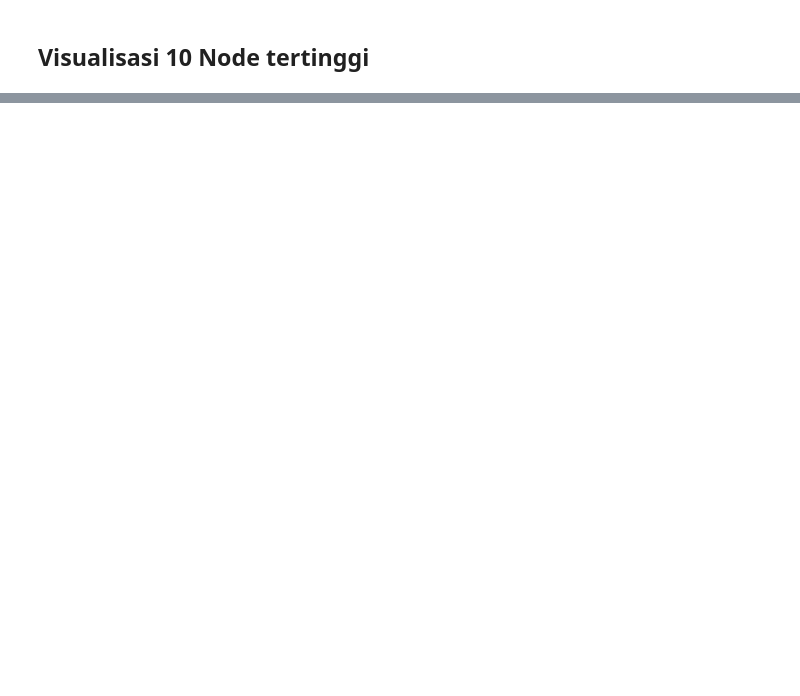
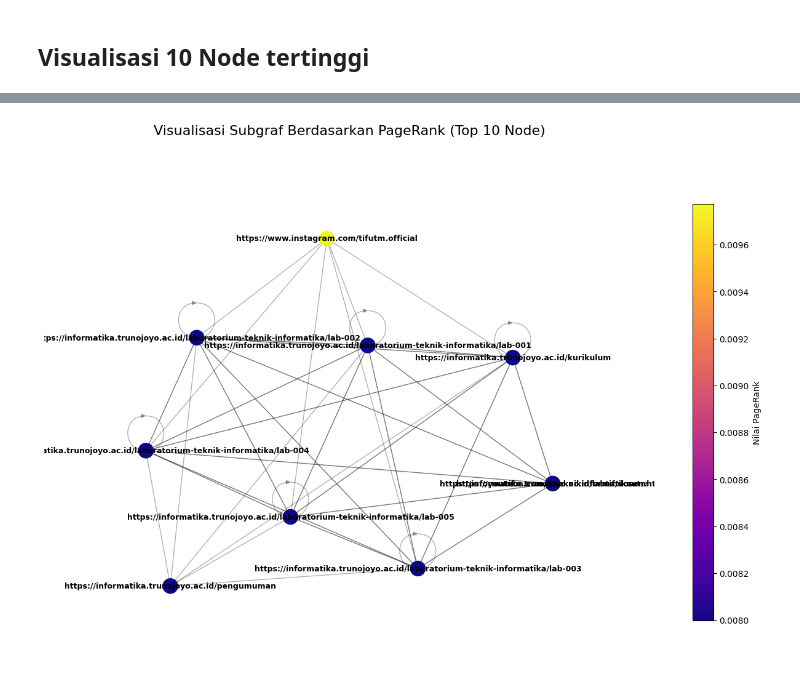
Before and after one commit to andre22-028/PPW, a Jupyter notebook: _sources/Page_Rank.ipynb, the cells around one changed output, grey strips where cells are left out. Saved outputs shown, nothing was run; the diff lists cells and outputs as text; code cells hidden in the pictures; blank space fills up the shorter version.

```diff
--- a/_sources/Page_Rank.ipynb
+++ b/_sources/Page_Rank.ipynb
@@ -83,0 +92,3 @@ Top 5 node dengan PageRank tertinggi:
+# %%
+link = pd.read_csv("link.csv")
+link
@@ -83,0 +125,6 @@ Top 5 node dengan PageRank tertinggi:
+# %%
+A = np.zeros((n, n), dtype=float)
+for _, row in edges.iterrows():
+    i = node_to_index[row['Page']]
+    j = node_to_index[row['Link Keluar']]
+    A[j, i] = 1  # arah Page → Link Keluar
@@ -83,0 +166,9 @@ Top 5 node dengan PageRank tertinggi:
+# %%
+# === 5. Hasil PageRank ===
+Pagerank_df = pd.DataFrame({
+    'Page': nodes,
+    'PageRank': r
+}).sort_values(by='PageRank', ascending=False)
+
+print("Top 5 page dengan PageRank tertinggi:")
+Pagerank_df.head(5)
@@ -175,0 +185,59 @@ plt.show()
+# %%
+# === 6. Buat Graph untuk Visualisasi ===
+edges_viz = edges.rename(columns={'Page': 'From', 'Link Keluar': 'To'})
+G = nx.DiGraph()
+G.add_edges_from(edges_viz.itertuples(index=False, name=None))
+
+# Ambil 10 node dengan PageRank tertinggi
+top_nodes = Pagerank_df.head(10)['Page'].tolist()
+H = G.subgraph(top_nodes).copy()
+
+# Warna berdasarkan nilai PageRank
+pr_sub = dict(zip(Pagerank_df['Page'], Pagerank_df['PageRank']))
+node_colors = [pr_sub.get(n, 0) for n in H.nodes()]
+
+# === 7. Visualisasi Graf ===
+fig, ax = plt.subplots(figsize=(16, 11))
+pos = nx.kamada_kawai_layout(H)
+
+# Gambar node dan edge
+nx.draw_networkx_nodes(
+    H, pos,
+    node_color=node_colors,
+    cmap=plt.cm.plasma,
+    node_size=300,
+    ax=ax
+)
+nx.draw_networkx_edges(H, pos, alpha=0.3, arrows=False, ax=ax)
+
+# Tambahkan label node
+nx.draw_networkx_labels(
+    H, pos,
+    font_size=9,
+    font_color='black',
+    font_weight='bold',
+    verticalalignment='center',
+    horizontalalignment='center',
+    ax=ax
+)
+
+# Hitung batas posisi node untuk perluasan area gambar
+x_values = [p[0] for p in pos.values()]
+y_values = [p[1] for p in pos.values()]
+x_margin = (max(x_values) - min(x_values)) * 0.25
+y_margin = (max(y_values) - min(y_values)) * 0.25
+
+ax.set_xlim(min(x_values) - x_margin, max(x_values) + x_margin)
+ax.set_ylim(min(y_values) - y_margin, max(y_values) + y_margin)
+
+# Tambahkan judul dan colorbar
+ax.set_title("Visualisasi Subgraf Berdasarkan PageRank (Top 10 Node)", fontsize=16, pad=20)
+ax.axis("off")
+
+sm = plt.cm.ScalarMappable(cmap=plt.cm.plasma)
+sm.set_array(node_colors)
+plt.colorbar(sm, label="Nilai PageRank", ax=ax, shrink=0.8)
+
+plt.show()
+# %% [output]
+[figure, added]
```
Also changed, not shown: parts of 15 cells of this notebook, 6 other files.
